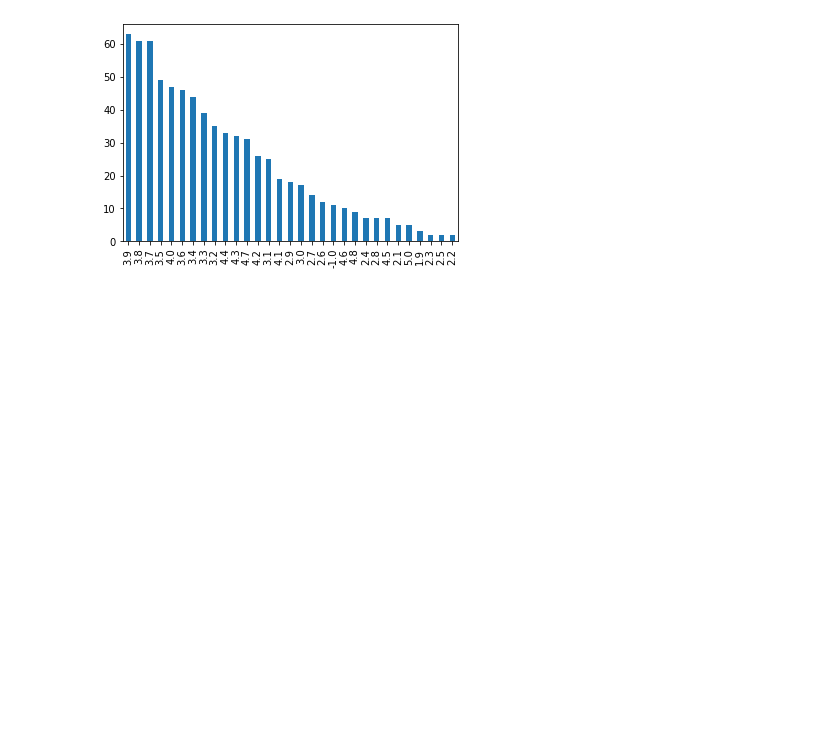
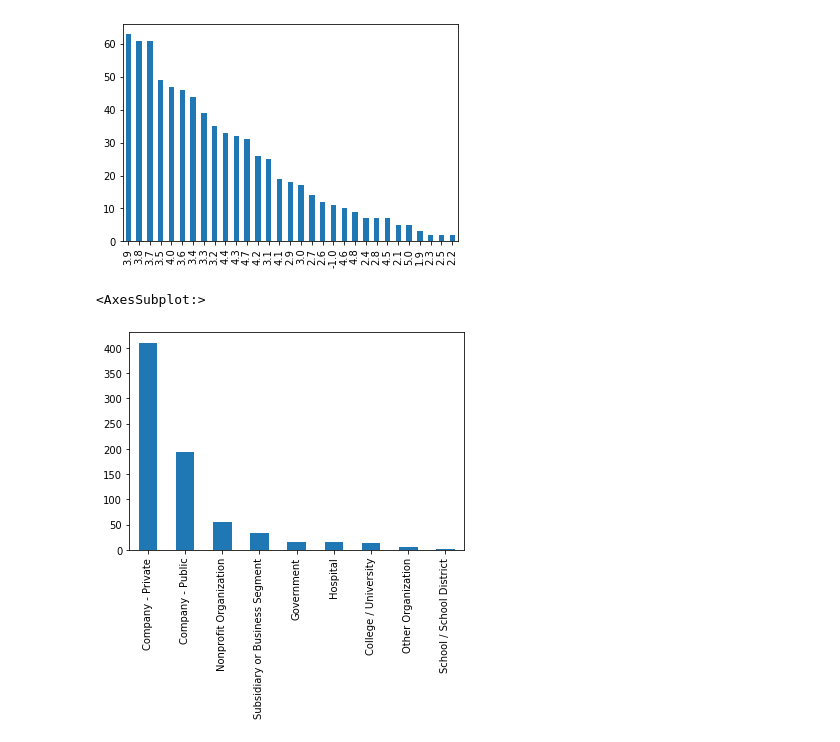
Before and after one commit to Kimmieli/Final-Project-DataScience-Salaries, a Jupyter notebook: Data Science Salary in Python.ipynb, the cells around one changed output. Drawn from its saved outputs; the diff is of its cells as text; code cells hidden in the pictures; blank space fills up the shorter version.

Commit message:
Update Data Science Salary in Python.ipynb
Added hist of Type of ownership

```diff
--- a/Data Science Salary in Python.ipynb
+++ b/Data Science Salary in Python.ipynb
@@ -630,3 +630,8 @@ Salaries['Rating'].value_counts().plot(kind= 'bar')
 # %% [output]
 <AxesSubplot:>
 [figure]
+# %%
+Salaries['Type of ownership'].value_counts().plot(kind= 'bar')
+# %% [output]
+<AxesSubplot:>
+[figure, added]
```
Also changed, not shown: parts of 2 cells of this notebook.
